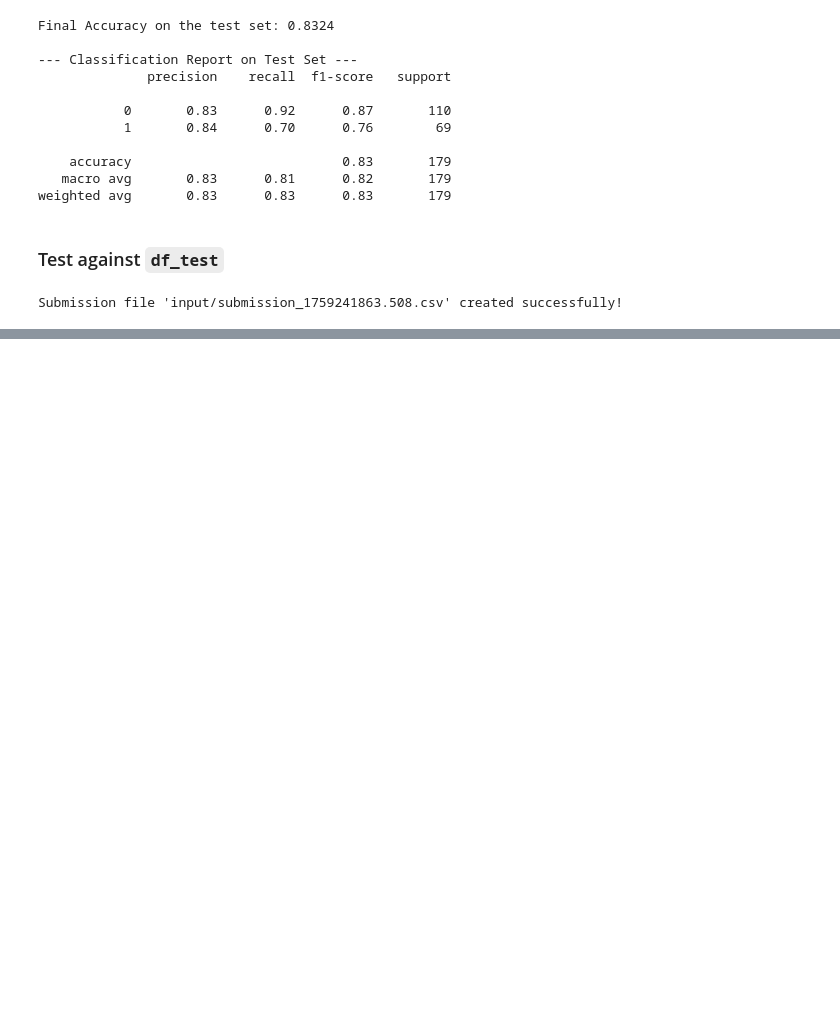
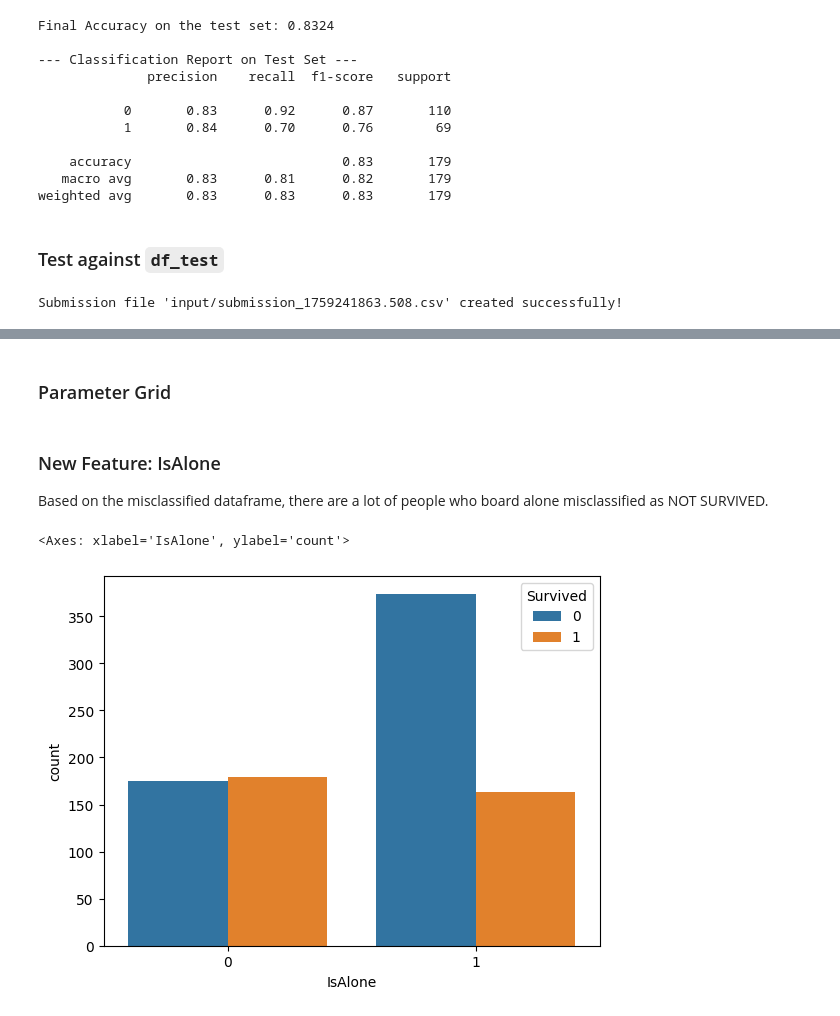
Before and after one commit to rbennum/titanic-survival, a Jupyter notebook: notebooks/improvements_1.ipynb, the cells around one changed output, grey strips where cells are left out. Drawn from its saved outputs; the diff is of its cells as text; code cells hidden in the pictures; blank space fills up the shorter version.

```diff
--- a/notebooks/improvements_1.ipynb
+++ b/notebooks/improvements_1.ipynb
@@ -477,0 +692,2 @@ Submission file 'input/submission_1759241863.508.csv' created successfully!
+# %% [markdown]
+### Parameter Grid
@@ -477,0 +704,17 @@ Submission file 'input/submission_1759241863.508.csv' created successfully!
+# %% [markdown]
+### New Feature: IsAlone
+
+Based on the misclassified dataframe, there are a lot of people who board alone
+misclassified as NOT SURVIVED.
+# %%
+df_temp = df_train.copy()
+df_temp = (
+    df_temp
+    .assign(
+        IsAlone=lambda x: np.where((x['SibSp'] + x['Parch']) == 0, 1, 0)
+    )
+)
+sns.countplot(data=df_temp, x='IsAlone', hue='Survived')
+# %% [output]
+<Axes: xlabel='IsAlone', ylabel='count'>
+[figure, added]
```
Also changed, not shown: parts of 13 cells of this notebook, 2 other files.
